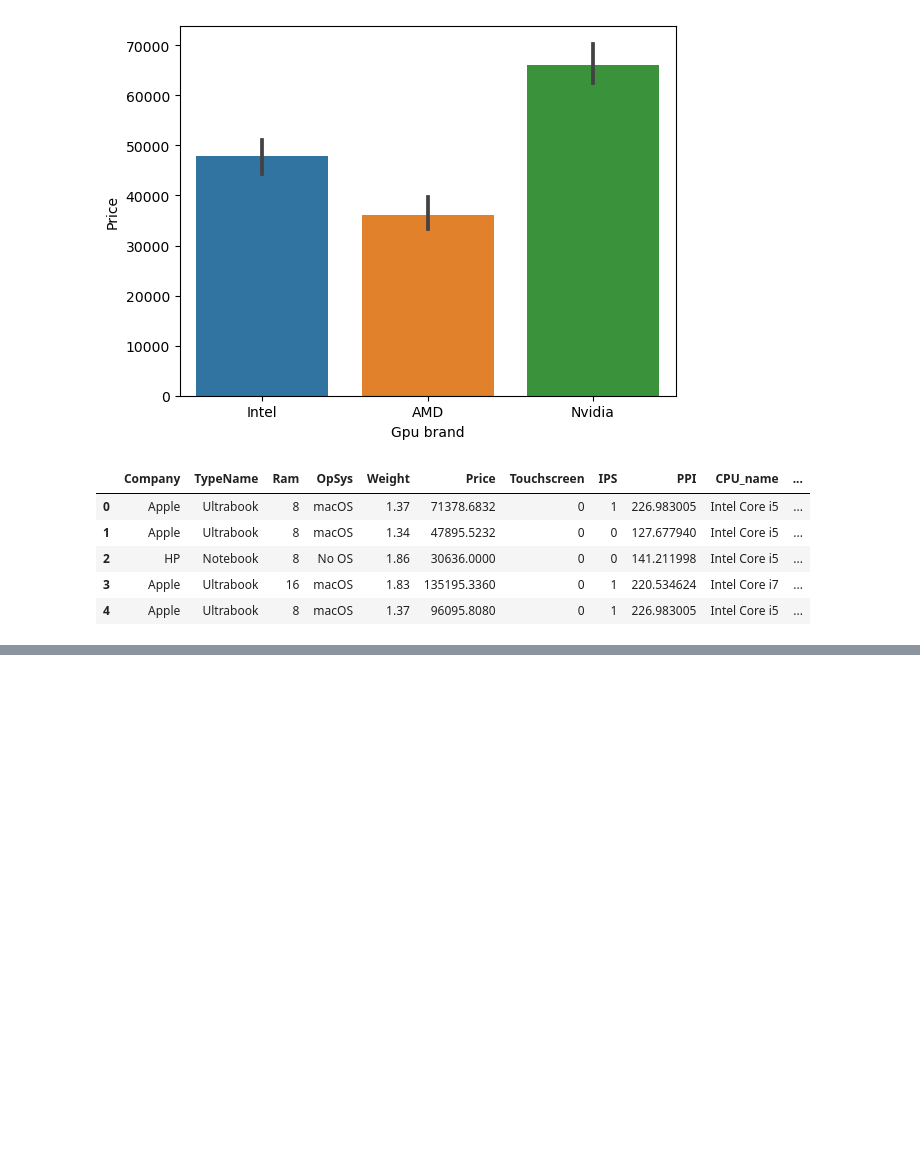
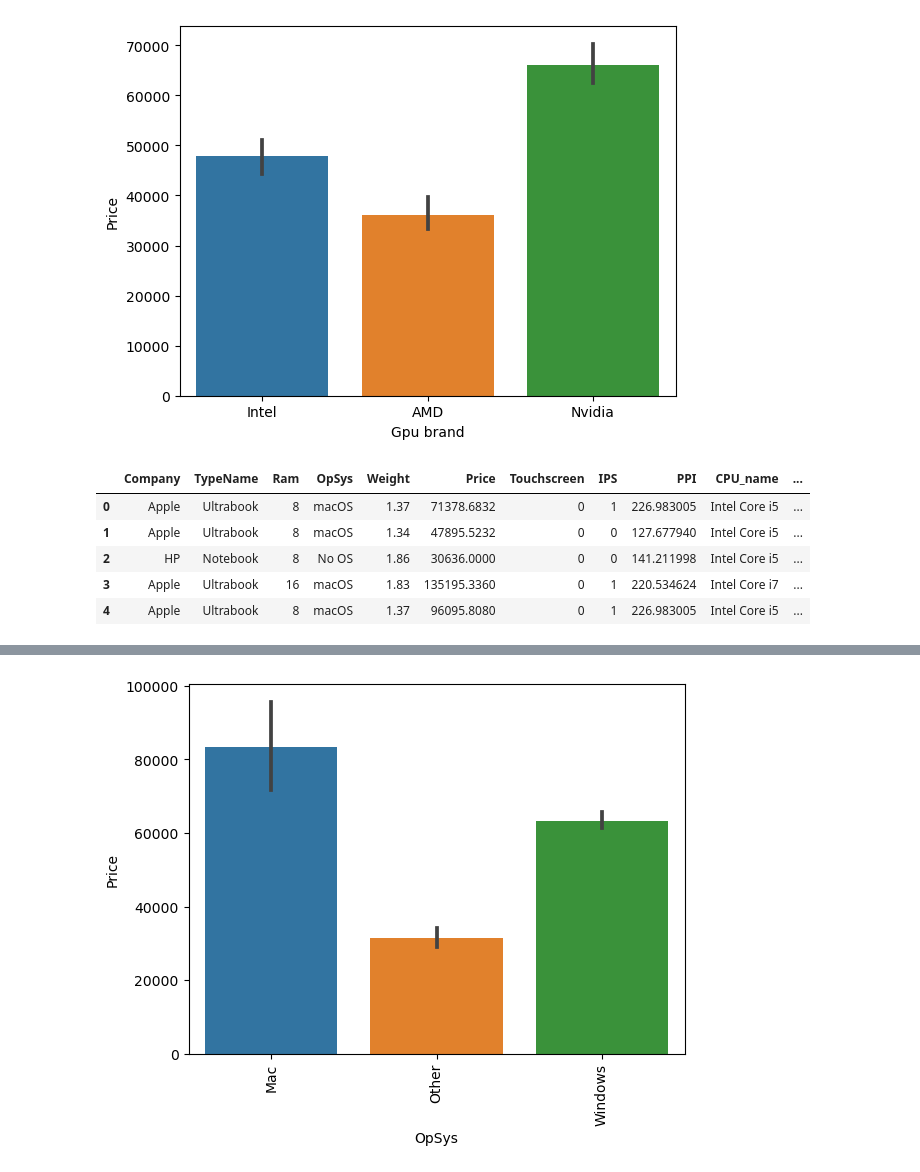
Before and after one commit to lawalsegun2025/laptop_price_predictor, a Jupyter notebook: laptop_price_predictor.ipynb, the cells around one changed output, grey strips where cells are left out. Cells and saved outputs as stored; diff of their text form; code cells hidden in the pictures; blank space fills up the shorter version.

```diff
--- a/laptop_price_predictor.ipynb
+++ b/laptop_price_predictor.ipynb
@@ -943,0 +1007,5 @@ df.head()
+# %%
+sns.barplot(x = df['OpSys'],y = df['Price'])
+plt.xticks(rotation = 'vertical');
+# %% [output]
+[figure, added]
```
Also changed, not shown: parts of 9 cells of this notebook.
